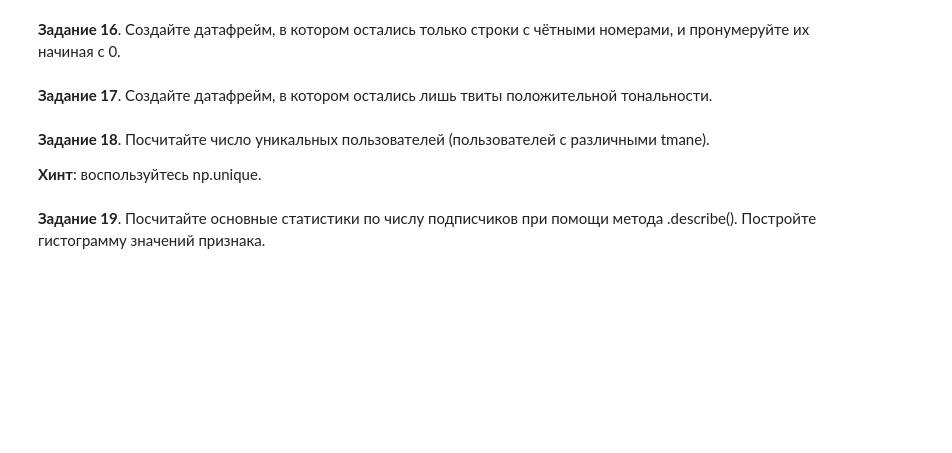
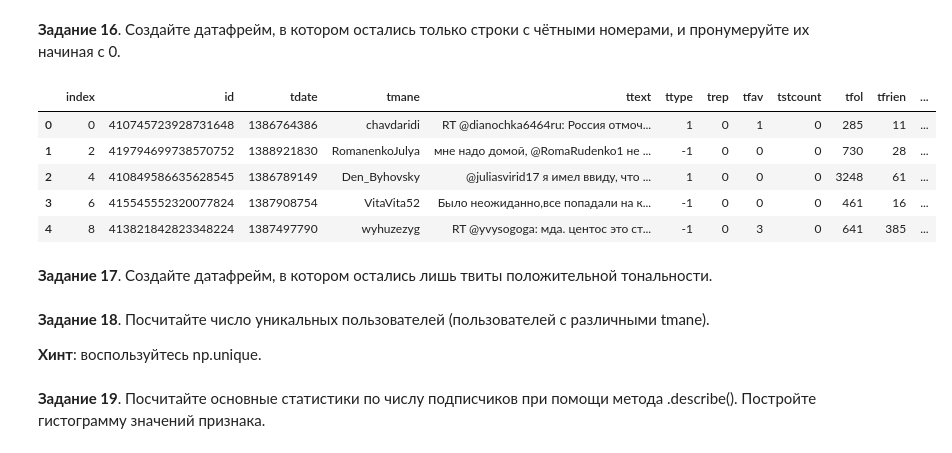
Before and after one commit to GlebChili/math-ml-hse-2019, a Jupyter notebook: hw1.ipynb, the cells around one changed output. Cells and saved outputs as stored; diff of their text form; code cells hidden in the pictures; blank space fills up the shorter version.

```diff
--- a/hw1.ipynb
+++ b/hw1.ipynb
@@ -584,3 +582,16 @@ __Задание 16__. Создайте датафрейм, в котором о
+# %%
+only_even_df = df.drop(range(1, df.shape[0], 2))
+# %%
+only_even_df = only_even_df.reset_index()
+# %%
+only_even_df.head()
+# %% [output]
+|  | index | id | tdate | tmane | ttext | ttype | trep | tfav | tstcount | tfol | tfrien | ... |
+| 0 | 0 | 410745723928731648 | 1386764386 | chavdaridi | RT @dianochka6464ru: Россия отмоч... | 1 | 0 | 1 | 0 | 285 | 11 | ... |
+| 1 | 2 | 419794699738570752 | 1388921830 | RomanenkoJulya | мне надо домой, @RomaRudenko1 не ... | -1 | 0 | 0 | 0 | 730 | 28 | ... |
+| 2 | 4 | 410849586635628545 | 1386789149 | Den_Byhovsky | @juliasvirid17 я имел ввиду, что ... | 1 | 0 | 0 | 0 | 3248 | 61 | ... |
+| 3 | 6 | 415545552320077824 | 1387908754 | VitaVita52 | Было неожиданно,все попадали на к... | -1 | 0 | 0 | 0 | 461 | 16 | ... |
+| 4 | 8 | 413821842823348224 | 1387497790 | wyhuzezyg | RT @yvysogoga: мда. центос это ст... | -1 | 0 | 3 | 0 | 641 | 385 | ... |
 # %% [markdown]
 __Задание 17__. Создайте датафрейм, в котором остались лишь твиты положительной тональности.
 # %%
```
Also changed, not shown: parts of 1 cell of this notebook.
